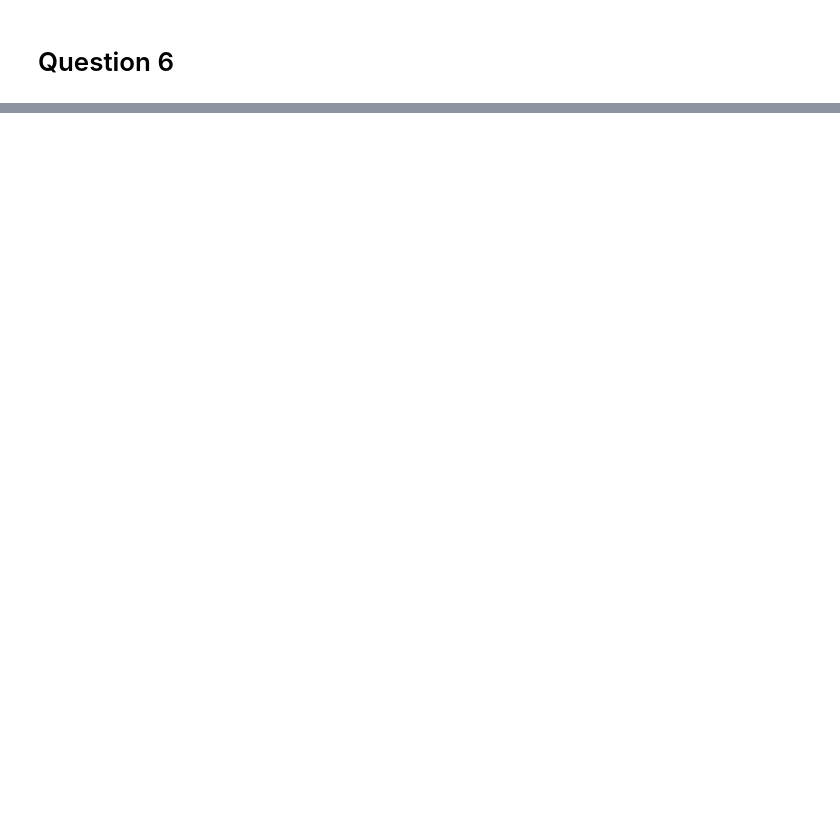
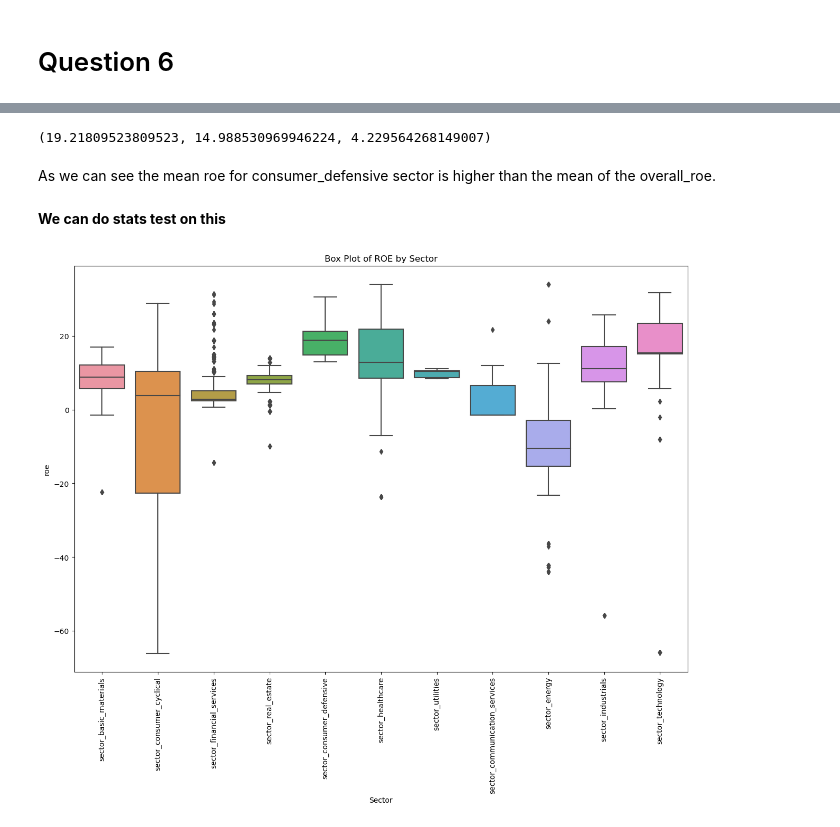
Before and after one commit to abishekchiffon/Risk_prediction_Mutual_funds, a Jupyter notebook: EDA Nov 25.ipynb, the cells around one changed output, grey strips where cells are left out. Cells and saved outputs as stored; diff of their text form; code cells hidden in the pictures; blank space fills up the shorter version.

```diff
--- a/EDA Nov 25.ipynb
+++ b/EDA Nov 25.ipynb
@@ -623,0 +853,55 @@ Most of the funds are in AAA ratings.
+# %%
+# Adjusting the code to answer the revised question
+
+# Define the threshold for significant allocation in the Consumer Defensive sector
+allocation_threshold = 50  # 50%
+
+# Check if 'roe' and 'sector_consumer_defensive' columns exist
+if 'roe' in df.columns and 'sector_consumer_defensive' in df.columns:
+    # Filtering funds with more than 50% allocation in Consumer Defensive sector
+    consumer_defensive_funds = df[df['sector_consumer_defensive'] > allocation_threshold]
+
+    # Average ROE for these funds
+    avg_roe_consumer_defensive = consumer_defensive_funds['roe'].mean()
+
+    # Overall average ROE
+    overall_avg_roe = df['roe'].mean()
+
+    # Comparison
+    roe_comparison = avg_roe_consumer_defensive - overall_avg_roe
+else:
+    avg_roe_consumer_defensive, overall_avg_roe, roe_comparison = None, None, None
+
+avg_roe_consumer_defensive, overall_avg_roe, roe_comparison
+# %% [output]
+(19.21809523809523, 14.988530969946224, 4.229564268149007)
+# %% [markdown]
+As we can see the mean roe for consumer_defensive sector is higher than the mean of the overall_roe.
+# %% [markdown]
+**We can do stats test on this**
+# %%
+# Creating a box plot to compare the ROE across the specified sectors
+sector_roe_columns = [
+    'sector_basic_materials', 'sector_consumer_cyclical', 'sector_financial_services',
+    'sector_real_estate', 'sector_consumer_defensive', 'sector_healthcare',
+    'sector_utilities', 'sector_communication_services', 'sector_energy',
+    'sector_industrials', 'sector_technology', 'roe'
+]
+# Check if all specified columns are present in the DataFrame
+if all(column in df.columns for column in sector_roe_columns):
+    # Melt the DataFrame to long format for seaborn's boxplot
+    df_melted_for_boxplot = df[sector_roe_columns].melt(id_vars=['roe'], var_name='Sector', value_name='Allocation')
+
+    # Create the box plot
+    plt.figure(figsize=(15, 10))
+    sns.boxplot(x='Sector', y='roe', data=df_melted_for_boxplot[df_melted_for_boxplot['Allocation'] > 50])
+    plt.xticks(rotation=90)
+    plt.title('Box Plot of ROE by Sector')
+    plt.show()
+else:
+    plt.text(0.5, 0.5, 'Some specified columns are missing from the DataFrame.',
+             horizontalalignment='center', verticalalignment='center')
+    plt.title('Data Unavailable')
+    plt.show()
+# %% [output]
+[figure, added]
```
Also changed, not shown: parts of 85 cells of this notebook.
